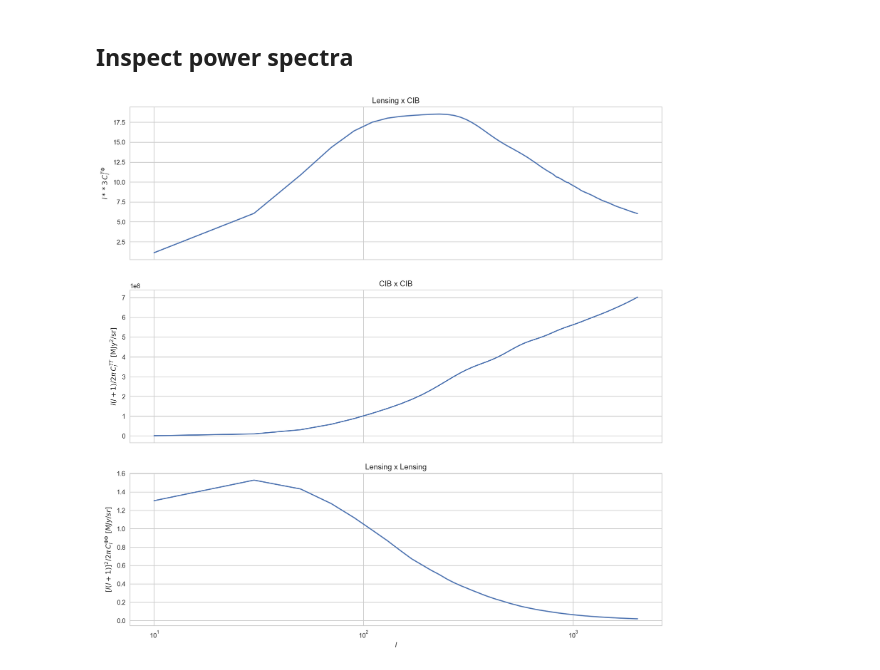
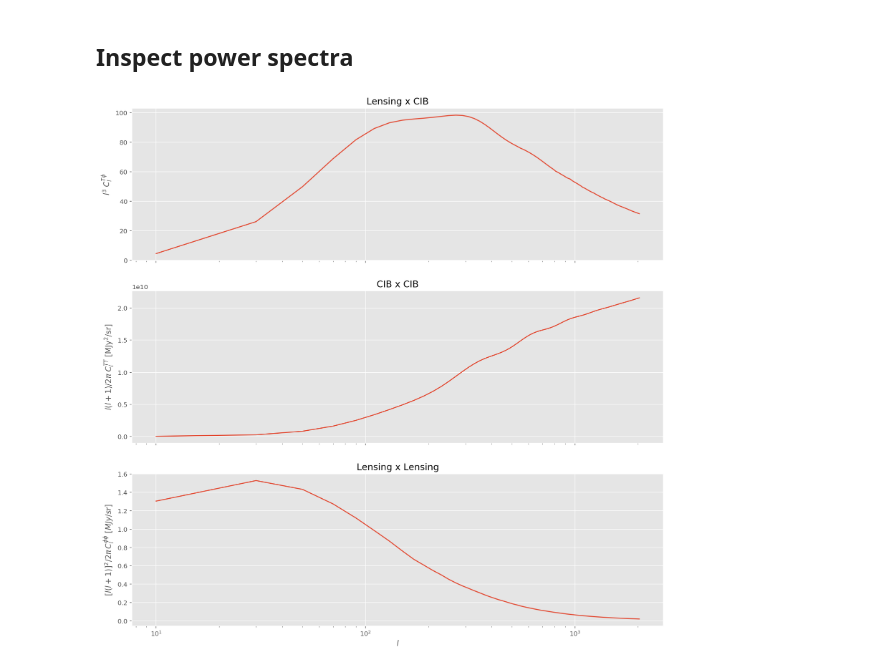
Before and after one commit to DanielLenz/quickspec, a Jupyter notebook: notebooks/fields_powerspectra.ipynb, the cells around one changed output. Saved outputs shown, nothing was run; the diff lists cells and outputs as text; code cells hidden in the pictures.

```diff
--- a/notebooks/fields_powerspectra.ipynb
+++ b/notebooks/fields_powerspectra.ipynb
@@ -13,8 +17,8 @@ import seaborn as sns
 from quickspec import lens
 from quickspec.cib import hall
 from quickspec import cosmo, mps
-# %%
-sns.set_style('whitegrid')
+# %%
+plt.style.use('ggplot')
 # %% [markdown]
 # Cosmology
 # %% [markdown]
@@ -59,7 +63,10 @@ zc = 2.
 sigmaz = 2.
 b = 0.8 / np.sqrt(2.4)
 
-kernel_cib = hall.ssed_kern(nu, jbar_kwargs={'zc': zc, 'sigmaz': sigmaz}, b=b)
+kernel_cib = hall.ssed_kern(
+    nu,
+    jbar_kwargs={'zc': zc, 'sigmaz': sigmaz},
+    b0=b)
 # %% [markdown]
 We obtain the powerspectra through calls to `mps.cl_limber_z()`.
 # %%
@@ -82,25 +89,25 @@ powspec_PP = mymps.cl_limber_z(
 # %%
 fig, (ax1, ax2, ax3) = plt.subplots(figsize=(15, 15), nrows=3)
 
 # TP
 ax1.plot(ls, ls**3 * powspec_TP)
 ax1.semilogx()
 ax1.xaxis.set_ticklabels([])
-ax1.set_ylabel(r'$l**3\, C_l^{T\Phi}$')
+ax1.set_ylabel(r'$l^3\; C_l^{T\phi}$')
 ax1.set_title('Lensing x CIB')
 
 # TT
 ax2.plot(ls, ls * (ls + 1.) / 2. / np.pi * powspec_TT)
 ax2.semilogx()
 ax2.xaxis.set_ticklabels([])
-ax2.set_ylabel(r'$l(l+1)/2\pi\, C_l^{TT}\ [\rm MJy^2/sr]$')
+ax2.set_ylabel(r'$l(l+1)/2\pi\; C_l^{TT}\ [\rm MJy^2/sr]$')
 ax2.set_title('CIB x CIB')
 
 # PP
 ax3.plot(ls, (ls * (ls + 1.))**2. / 2. / np.pi * powspec_PP * 1.e7)
 ax3.semilogx()
 ax3.set_xlabel(r'$l$')
-ax3.set_ylabel(r'$[l(l+1)]^2/2\pi\, C_l^{\Phi\Phi}\ [MJy/sr]$')
+ax3.set_ylabel(r'$[l(l+1)]^2/2\pi\, C_l^{\phi\phi}\ [MJy/sr]$')
 ax3.set_title('Lensing x Lensing');
 # %% [output]
-[figure, old version]
+[figure, new version]
```
Also changed, not shown: parts of 3 cells of this notebook, 1 other file.
